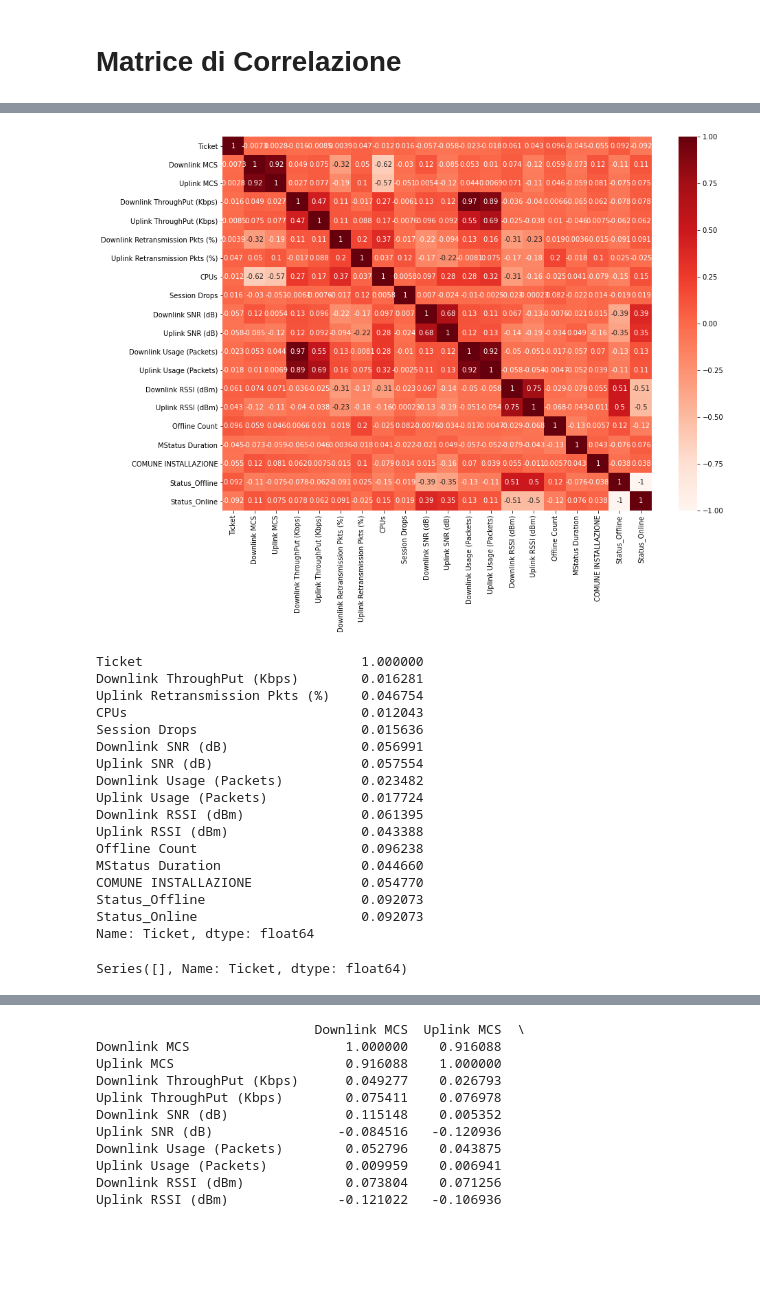
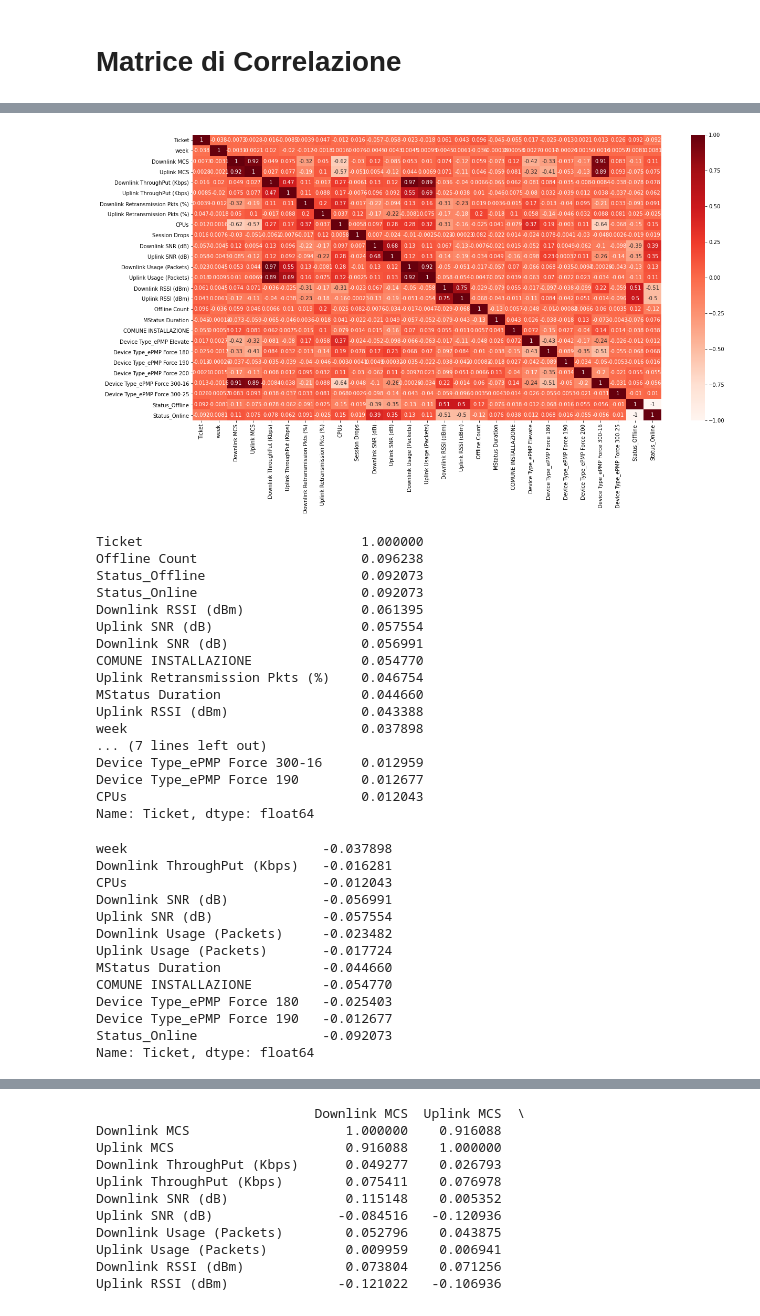
Before and after one commit to Gameng-Engineering-srlu/Cambium-Anomaly-Classificator, a Jupyter notebook: CambiumAnomalyClassificator.ipynb, the cells around one changed output, grey strips where cells are left out. Drawn from its saved outputs; the diff is of its cells as text; code cells hidden in the pictures; blank space fills up the shorter version.

```diff
--- a/CambiumAnomalyClassificator.ipynb
+++ b/CambiumAnomalyClassificator.ipynb
@@ -745,7 +771,7 @@ INFO:LOGGER_NAME:Saving Dataset...XY_data_ctc
 # Start here
 # %%
 data = './XY_data_ctc.csv'
-colX = ['Ticket', 'MAC', 'Device Name', 'Device Type',
+colX = ['Ticket', 'week', 'MAC', 'Device Name', 'Device Type',
         'Downlink MCS', 'Uplink MCS', 'Downlink ThroughPut (Kbps)', 'Uplink ThroughPut (Kbps)',
         'Downlink Retransmission Pkts (%)', 'Uplink Retransmission Pkts (%)', 'CPUs',
         'Session Drops', 'Downlink SNR (dB)', 'Uplink SNR (dB)', 'Downlink Usage (Packets)',
@@ -956,12 +994,12 @@ XY_data_ctc.corr(method='pearson')
 # %%
 import seaborn as sns
 cor = XY_data_ctc.corr(method='pearson')
-plt.figure(figsize = (14,10))
+plt.figure(figsize = (20,10))
 sns.heatmap (cor, annot = True, cmap = plt.cm.Reds)
 
 plt.show ()
 # %% [output]
-[figure, old version]
+[figure, new version]
 # %%
 #Correlazione con la variabile di output
 cor = XY_data_ctc.corr(method='pearson')
@@ -969,31 +1007,44 @@ cor_target = abs(cor["Ticket"])
 
 #Selecting caratteristiche correlati
 relevant_features = cor_target[cor_target>0.01]
-print(relevant_features)
+print(relevant_features.sort_values(ascending = False))
+#X_data_cambium.sort_values(by=['Polling Timestamp'], ascending = 1, inplace = True)
 # %% [output]
 Ticket                            1.000000
-Downlink ThroughPut (Kbps)        0.016281
-Uplink Retransmission Pkts (%)    0.046754
-CPUs                              0.012043
-Session Drops                     0.015636
-Downlink SNR (dB)                 0.056991
-Uplink SNR (dB)                   0.057554
-Downlink Usage (Packets)          0.023482
-Uplink Usage (Packets)            0.017724
-Downlink RSSI (dBm)               0.061395
-Uplink RSSI (dBm)                 0.043388
 Offline Count                     0.096238
-MStatus Duration                  0.044660
-COMUNE INSTALLAZIONE              0.054770
 Status_Offline                    0.092073
 Status_Online                     0.092073
+Downlink RSSI (dBm)               0.061395
+Uplink SNR (dB)                   0.057554
+Downlink SNR (dB)                 0.056991
+COMUNE INSTALLAZIONE              0.054770
+Uplink Retransmission Pkts (%)    0.046754
+MStatus Duration                  0.044660
+Uplink RSSI (dBm)                 0.043388
+week                              0.037898
+... (7 lines left out)
+Device Type_ePMP Force 300-16     0.012959
+Device Type_ePMP Force 190        0.012677
+CPUs                              0.012043
 Name: Ticket, dtype: float64
 # %%
 cor = XY_data_ctc.corr(method='pearson')
 cor_target = cor["Ticket"]
-relevant_features = cor_target[cor_target<-0.1]
+relevant_features = cor_target[cor_target<-0.01]
 print(relevant_features)
 # %% [output]
-Series([], Name: Ticket, dtype: float64)
+week                         -0.037898
+Downlink ThroughPut (Kbps)   -0.016281
+CPUs                         -0.012043
+Downlink SNR (dB)            -0.056991
+Uplink SNR (dB)              -0.057554
+Downlink Usage (Packets)     -0.023482
+Uplink Usage (Packets)       -0.017724
+MStatus Duration             -0.044660
+COMUNE INSTALLAZIONE         -0.054770
+Device Type_ePMP Force 180   -0.025403
+Device Type_ePMP Force 190   -0.012677
+Status_Online                -0.092073
+Name: Ticket, dtype: float64
 # %%
 import numpy as np
```
Also changed, not shown: parts of 18 cells of this notebook.
